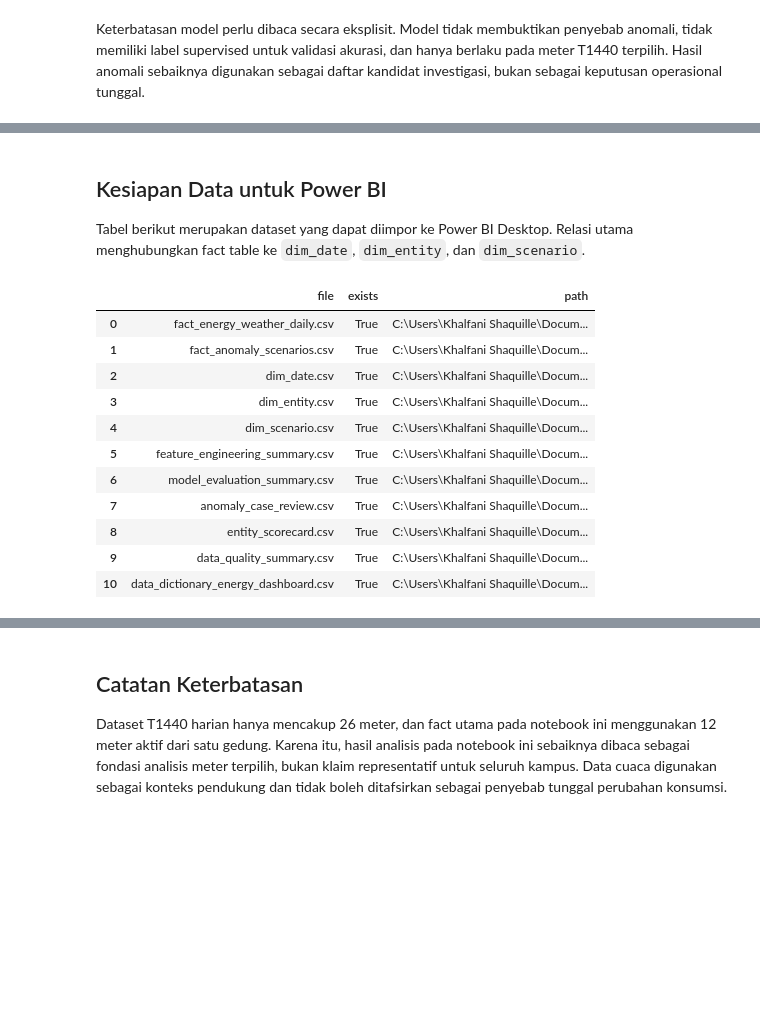
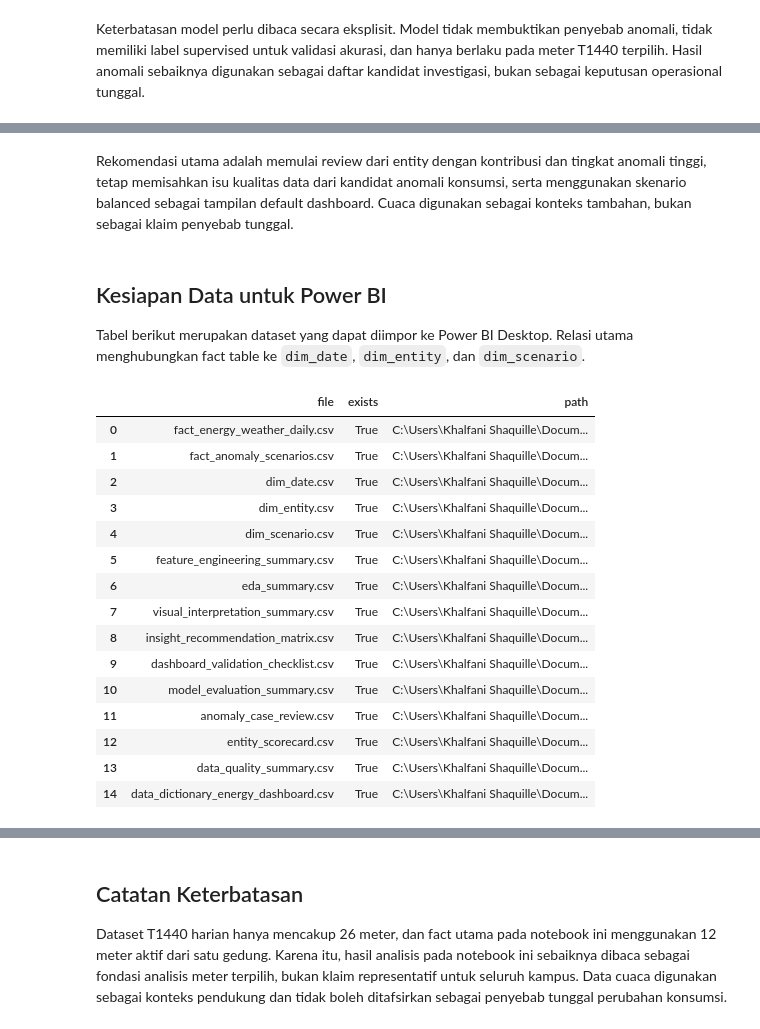
Before and after one commit to khalshaqzzy/Kelompok08_DataAnalytics_TugasBesar, a Jupyter notebook: notebooks/energy_analytics_osemn.ipynb, the cells around one changed output, grey strips where cells are left out. Drawn from its saved outputs; the diff is of its cells as text; code cells hidden in the pictures; blank space fills up the shorter version.

Commit message:
Build energy dashboard evidence outputs

```diff
--- a/notebooks/energy_analytics_osemn.ipynb
+++ b/notebooks/energy_analytics_osemn.ipynb
@@ -313,3 +361,5 @@ Keterbatasan model perlu dibaca secara eksplisit. Model tidak membuktikan penyeb
+# %% [markdown]
+Rekomendasi utama adalah memulai review dari entity dengan kontribusi dan tingkat anomali tinggi, tetap memisahkan isu kualitas data dari kandidat anomali konsumsi, serta menggunakan skenario balanced sebagai tampilan default dashboard. Cuaca digunakan sebagai konteks tambahan, bukan sebagai klaim penyebab tunggal.
 # %% [markdown]
 ## Kesiapan Data untuk Power BI
 
@@ -317,32 +367,40 @@ Tabel berikut merupakan dataset yang dapat diimpor ke Power BI Desktop. Relasi u
 # %%
 outputs = [
     "fact_energy_weather_daily.csv",
     "fact_anomaly_scenarios.csv",
     "dim_date.csv",
     "dim_entity.csv",
     "dim_scenario.csv",
     "feature_engineering_summary.csv",
+    "eda_summary.csv",
+    "visual_interpretation_summary.csv",
+    "insight_recommendation_matrix.csv",
+    "dashboard_validation_checklist.csv",
     "model_evaluation_summary.csv",
     "anomaly_case_review.csv",
     "entity_scorecard.csv",
     "data_quality_summary.csv",
     "data_dictionary_energy_dashboard.csv",
 ]
 pd.DataFrame({
     "file": outputs,
     "exists": [(PROCESSED_DIR / name).exists() for name in outputs],
     "path": [str(PROCESSED_DIR / name) for name in outputs],
 })
 # %% [output]
 |  | file | exists | path |
 | 0 | fact_energy_weather_daily.csv | True | C:\Users\Khalfani Shaquille\Docum... |
 | 1 | fact_anomaly_scenarios.csv | True | C:\Users\Khalfani Shaquille\Docum... |
 | 2 | dim_date.csv | True | C:\Users\Khalfani Shaquille\Docum... |
 | 3 | dim_entity.csv | True | C:\Users\Khalfani Shaquille\Docum... |
 | 4 | dim_scenario.csv | True | C:\Users\Khalfani Shaquille\Docum... |
 | 5 | feature_engineering_summary.csv | True | C:\Users\Khalfani Shaquille\Docum... |
-| 6 | model_evaluation_summary.csv | True | C:\Users\Khalfani Shaquille\Docum... |
-| 7 | anomaly_case_review.csv | True | C:\Users\Khalfani Shaquille\Docum... |
-| 8 | entity_scorecard.csv | True | C:\Users\Khalfani Shaquille\Docum... |
-| 9 | data_quality_summary.csv | True | C:\Users\Khalfani Shaquille\Docum... |
-| 10 | data_dictionary_energy_dashboard.csv | True | C:\Users\Khalfani Shaquille\Docum... |
+| 6 | eda_summary.csv | True | C:\Users\Khalfani Shaquille\Docum... |
+| 7 | visual_interpretation_summary.csv | True | C:\Users\Khalfani Shaquille\Docum... |
+| 8 | insight_recommendation_matrix.csv | True | C:\Users\Khalfani Shaquille\Docum... |
+| 9 | dashboard_validation_checklist.csv | True | C:\Users\Khalfani Shaquille\Docum... |
+| 10 | model_evaluation_summary.csv | True | C:\Users\Khalfani Shaquille\Docum... |
+| 11 | anomaly_case_review.csv | True | C:\Users\Khalfani Shaquille\Docum... |
+| 12 | entity_scorecard.csv | True | C:\Users\Khalfani Shaquille\Docum... |
+| 13 | data_quality_summary.csv | True | C:\Users\Khalfani Shaquille\Docum... |
+| 14 | data_dictionary_energy_dashboard.csv | True | C:\Users\Khalfani Shaquille\Docum... |
```
Also changed, not shown: parts of 13 cells of this notebook, 17 other files.
